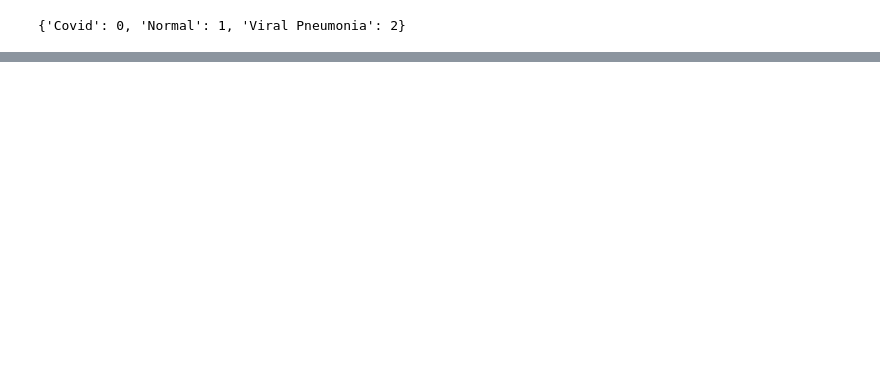
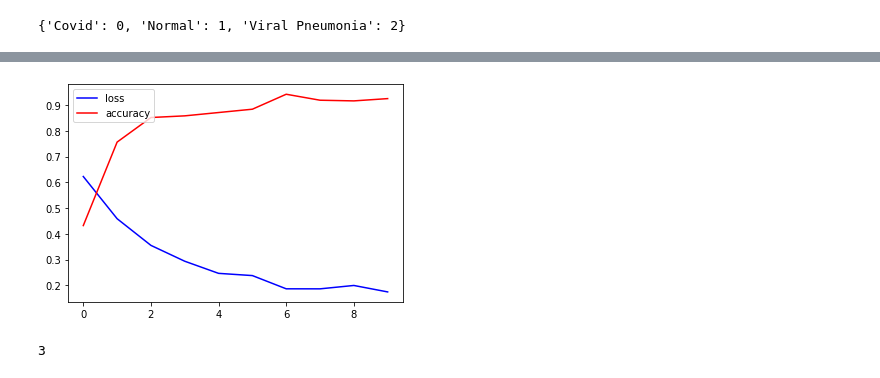
Before and after one commit to pk2971/COVID-19-Image-Classification, a Jupyter notebook: Covid_19_image_Classification.ipynb, the cells around one changed output, grey strips where cells are left out. Saved outputs shown, nothing was run; the diff lists cells and outputs as text; code cells hidden in the pictures; blank space fills up the shorter version.

```diff
--- a/Covid_19_image_Classification.ipynb
+++ b/Covid_19_image_Classification.ipynb
@@ -78,0 +141,18 @@ Transfer Learning for Image Classification:
+# %%
+from keras import optimizers
+adam=tf.keras.optimizers.Adam()
+model.compile(loss='binary_crossentropy',optimizer=adam,metrics=['accuracy'])
+# %%
+from keras import callbacks
+from keras.callbacks import ModelCheckpoint
+checkpoint=ModelCheckpoint(filepath='mymodel.h5',verbose=2,save_best_only=True)
+#Save only the best model
+callbacks=[checkpoint]
+# %%
+model.history=model.fit_generator(train_dataset,
+                                  epochs=10,
+                                  steps_per_epoch=5,validation_data=test_dataset,
+                                  validation_steps=32,
+                                  callbacks=callbacks,
+                                  verbose=2
+                                  )
@@ -78,0 +177,3 @@ Transfer Learning for Image Classification:
+# %%
+hist=(model.history).history
+hist
@@ -78,0 +198,16 @@ Transfer Learning for Image Classification:
+# %%
+fig=plt.figure()
+plt.plot(hist['loss'],color='blue',label='loss')
+plt.plot(hist['accuracy'],color='red',label='accuracy')
+plt.legend(loc='upper left')
+plt.show()
+# %% [output]
+[figure, added]
+# %%
+from tensorflow.keras.metrics import Precision,Recall,BinaryAccuracy
+pre=Precision()
+re=Recall()
+acc=BinaryAccuracy()
+len(test_dataset)
+# %% [output]
+3
```
Also changed, not shown: parts of 20 cells of this notebook.
